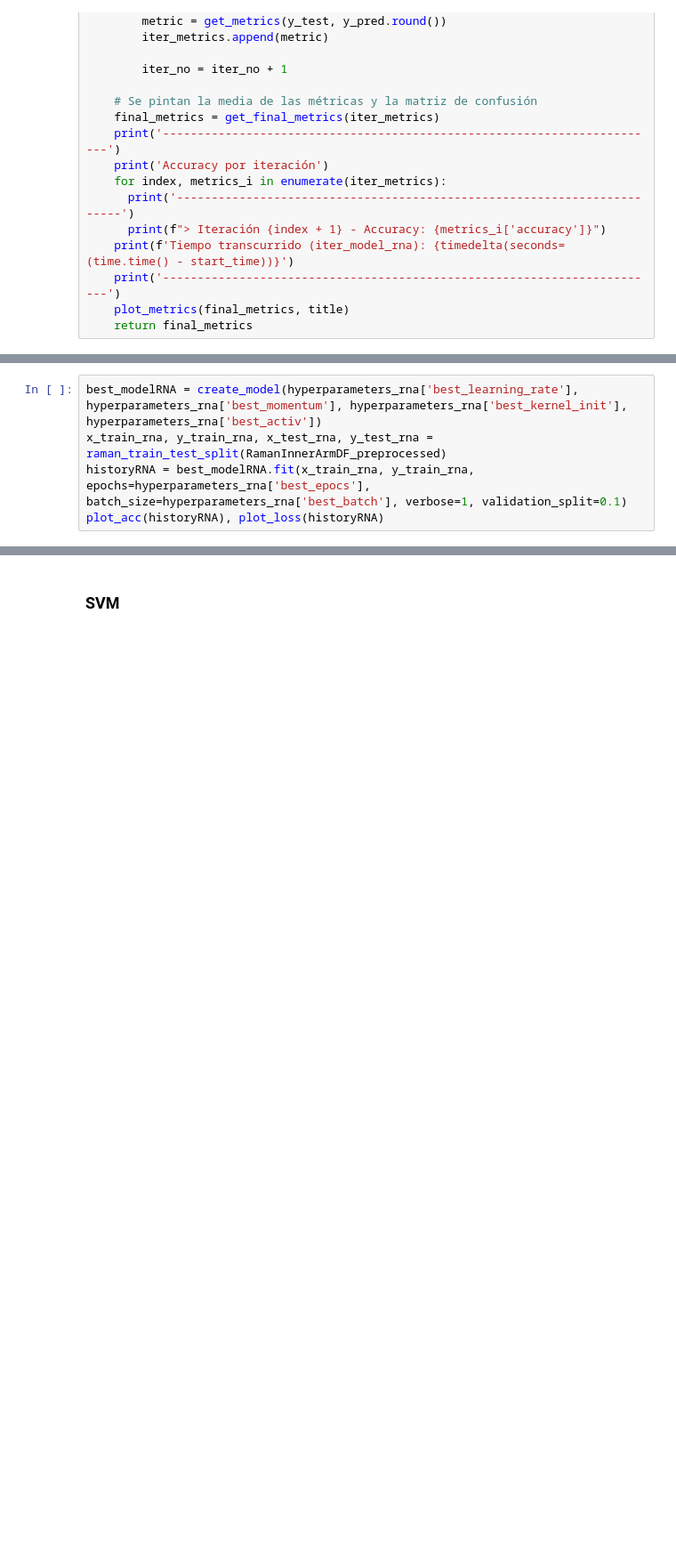
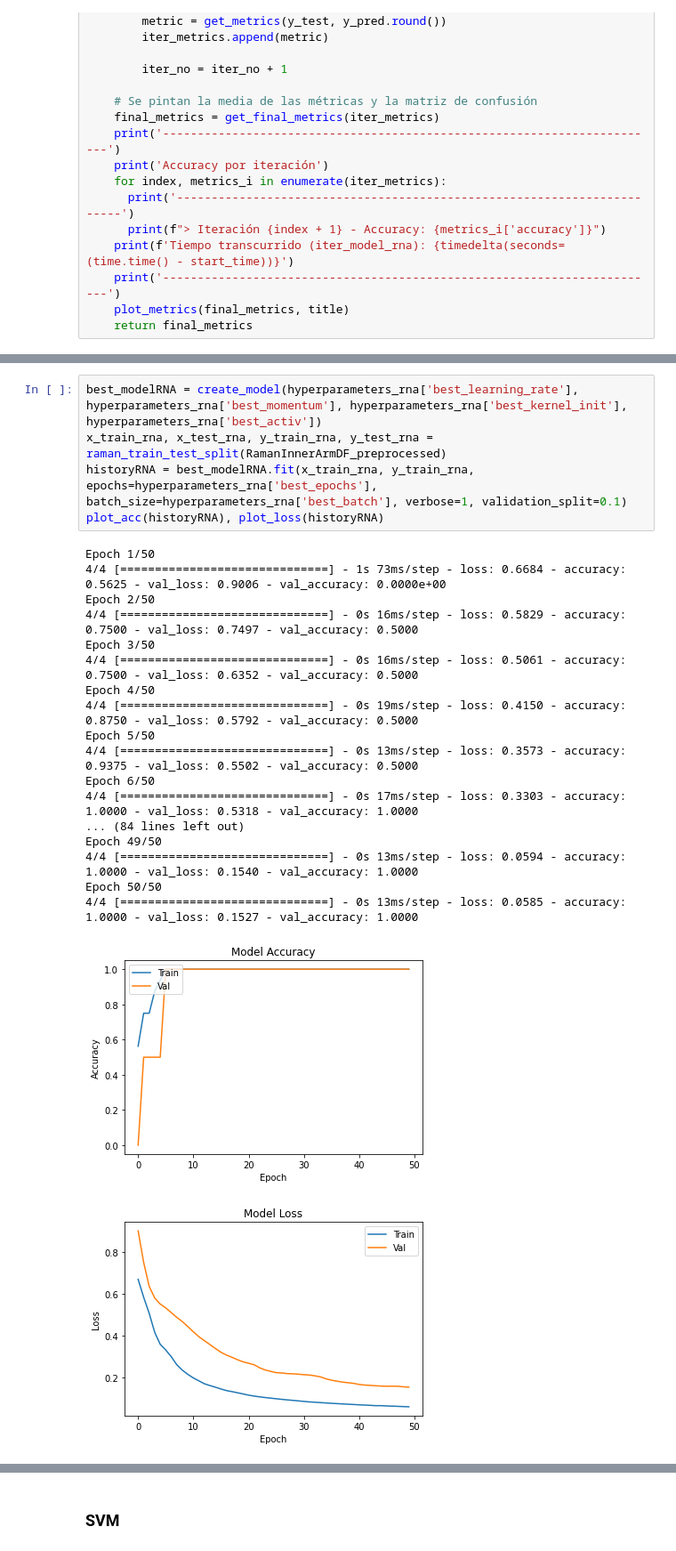
Before and after one commit to Jimenez19/RamanSpectroscopyDMT2, a Jupyter notebook: TFM.ipynb, the cells around one changed output, grey strips where cells are left out. Shown: that part at 89% size. Drawn from its saved outputs; the diff is of its cells as text; blank space fills up the shorter version.

```diff
--- a/TFM.ipynb
+++ b/TFM.ipynb
@@ -555,5 +627,25 @@ TypeError: Sequential.call() got an unexpected keyword argument 'verbose'
 # %%
 best_modelRNA = create_model(hyperparameters_rna['best_learning_rate'], hyperparameters_rna['best_momentum'], hyperparameters_rna['best_kernel_init'], hyperparameters_rna['best_activ'])
-x_train_rna, y_train_rna, x_test_rna, y_test_rna = raman_train_test_split(RamanInnerArmDF_preprocessed)
-historyRNA = best_modelRNA.fit(x_train_rna, y_train_rna, epochs=hyperparameters_rna['best_epocs'], batch_size=hyperparameters_rna['best_batch'], verbose=1, validation_split=0.1)
+x_train_rna, x_test_rna, y_train_rna, y_test_rna = raman_train_test_split(RamanInnerArmDF_preprocessed)
+historyRNA = best_modelRNA.fit(x_train_rna, y_train_rna, epochs=hyperparameters_rna['best_epochs'], batch_size=hyperparameters_rna['best_batch'], verbose=1, validation_split=0.1)
 plot_acc(historyRNA), plot_loss(historyRNA)
+# %% [output]
+Epoch 1/50
+4/4 [==============================] - 1s 73ms/step - loss: 0.6684 - accuracy: 0.5625 - val_loss: 0.9006 - val_accuracy: 0.0000e+00
+Epoch 2/50
+4/4 [==============================] - 0s 16ms/step - loss: 0.5829 - accuracy: 0.7500 - val_loss: 0.7497 - val_accuracy: 0.5000
+Epoch 3/50
+4/4 [==============================] - 0s 16ms/step - loss: 0.5061 - accuracy: 0.7500 - val_loss: 0.6352 - val_accuracy: 0.5000
+Epoch 4/50
+4/4 [==============================] - 0s 19ms/step - loss: 0.4150 - accuracy: 0.8750 - val_loss: 0.5792 - val_accuracy: 0.5000
+Epoch 5/50
+4/4 [==============================] - 0s 13ms/step - loss: 0.3573 - accuracy: 0.9375 - val_loss: 0.5502 - val_accuracy: 0.5000
+Epoch 6/50
+4/4 [==============================] - 0s 17ms/step - loss: 0.3303 - accuracy: 1.0000 - val_loss: 0.5318 - val_accuracy: 1.0000
+... (84 lines left out)
+Epoch 49/50
+4/4 [==============================] - 0s 13ms/step - loss: 0.0594 - accuracy: 1.0000 - val_loss: 0.1540 - val_accuracy: 1.0000
+Epoch 50/50
+4/4 [==============================] - 0s 13ms/step - loss: 0.0585 - accuracy: 1.0000 - val_loss: 0.1527 - val_accuracy: 1.0000
+[figure, added]
+[figure, added]
```
Also changed, not shown: parts of 4 cells of this notebook, 2 other files.
